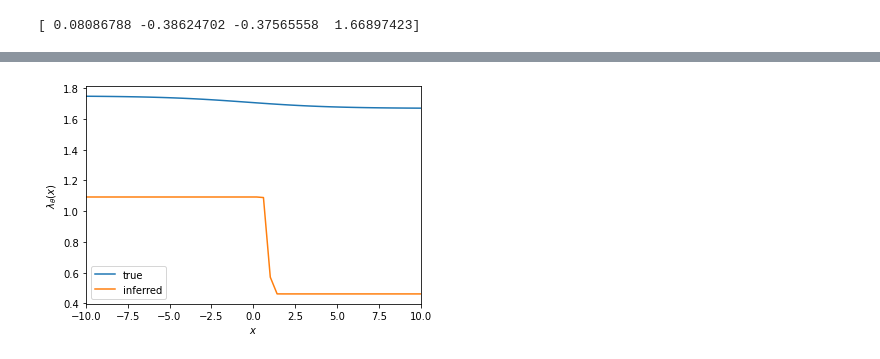
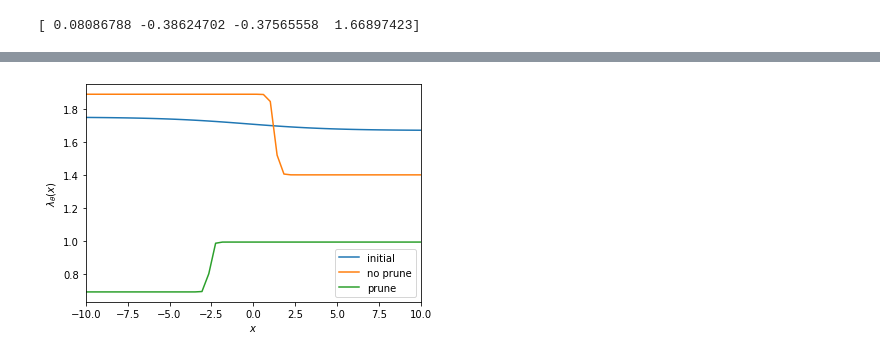
Before and after one commit to matsengrp/gcdyn, a Jupyter notebook: fit_simulation.ipynb, the cells around one changed output, grey strips where cells are left out. Drawn from its saved outputs; the diff is of its cells as text; code cells hidden in the pictures.

Commit message:
add random condition graph and prune boolean

```diff
--- a/fit_simulation.ipynb
+++ b/fit_simulation.ipynb
@@ -8,0 +26,13 @@ from gcdyn.parameters import Parameters
+# %%
+T = 3
+n_trees = 10
+
+model_no_prune = Model(params)
+model_no_prune.simulate(T, n_trees, seed, False, 50, 96)
+θ_inferred_no_prune = model_no_prune.fit()
+print(θ_inferred_no_prune)
+
+model_prune = Model(params)
+model_prune.simulate(T, n_trees, seed, True, 50, 96)
+θ_inferred_prune = model_prune.fit()
+print(θ_inferred_prune)
@@ -9,8 +83,9 @@ from gcdyn.parameters import Parameters
 # %%
-# get random numbers for starting condition of response function parameters
-seed = 0
 key = random.PRNGKey(seed)
-θ = random.normal(key, shape=(4,))
-print(θ)
+
+θ_random = random.normal(key, shape=(4,))
+print(θ_random)
+
+params_random = Parameters(θ_random, μ, m, ρ)
 # %% [output]
 [ 0.08086788 -0.38624702 -0.37565558  1.66897423]
@@ -27,8 +93,13 @@ params = Parameters(θ, μ, m, ρ)
 T = 3
 n_trees = 10
 
-model = Model(params)
-model.simulate(T, n_trees, seed, 50, 96)
-θ_inferred = model.fit()
-print(θ_inferred)
+model_random_no_prune = Model(params_random)
+model_random_no_prune.simulate(T, n_trees, seed, False, 50, 96)
+θ_random_inferred_no_prune = model_random_no_prune.fit()
+print(θ_random_inferred_no_prune)
+
+model_random_prune = Model(params_random)
+model_random_prune.simulate(T, n_trees, seed, True, 50, 96)
+θ_random_inferred_prune = model_random_prune.fit()
+print(θ_random_inferred_prune)
 # %% [output]
@@ -50,12 +123,13 @@ def λ_(x: float, θ):
 # %%
 x_array = np.linspace(-10, 10)
 plt.figure()
-plt.plot(x_array, λ_(x_array, θ), label="true")
-plt.plot(x_array, λ_(x_array, θ_inferred), label="inferred")
+plt.plot(x_array, λ_(x_array, θ_random), label="initial")
+plt.plot(x_array, λ_(x_array, θ_random_inferred_no_prune), label="no prune")
+plt.plot(x_array, λ_(x_array, θ_random_inferred_prune), label="prune")
 plt.xlabel(r"$x$")
 plt.ylabel(r"$\lambda_\theta(x)$")
 plt.xlim(-10, 10)
 plt.legend()
 plt.show()
 # %% [output]
-[figure, old version]
+[figure, new version]
```
Also changed, not shown: parts of 10 cells of this notebook, 2 other files.
